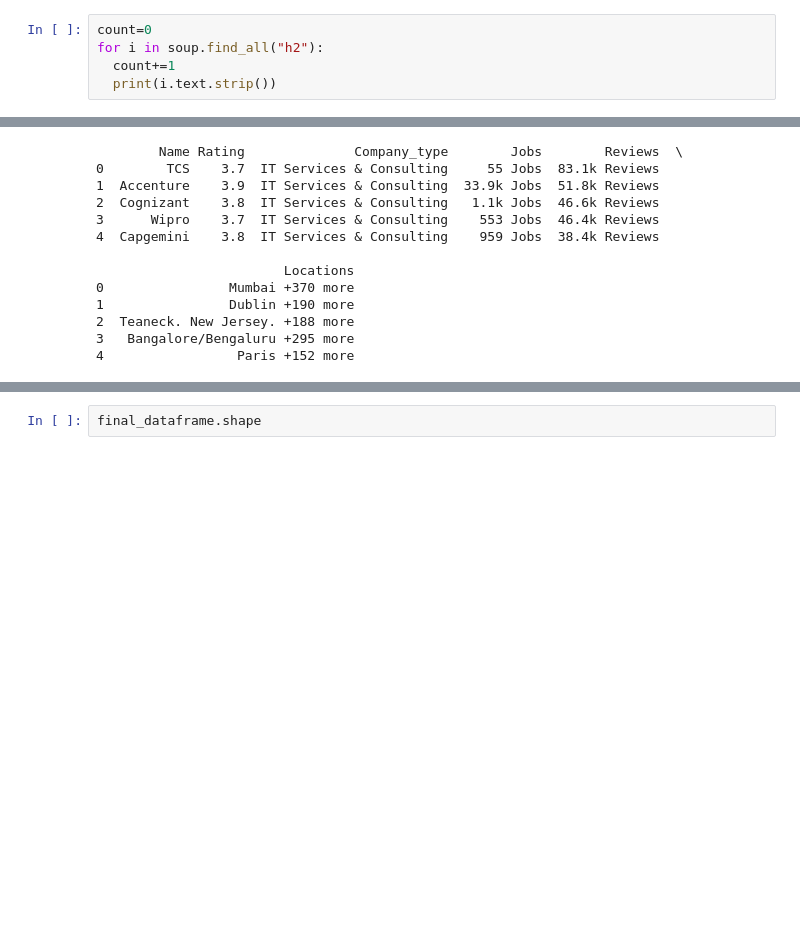
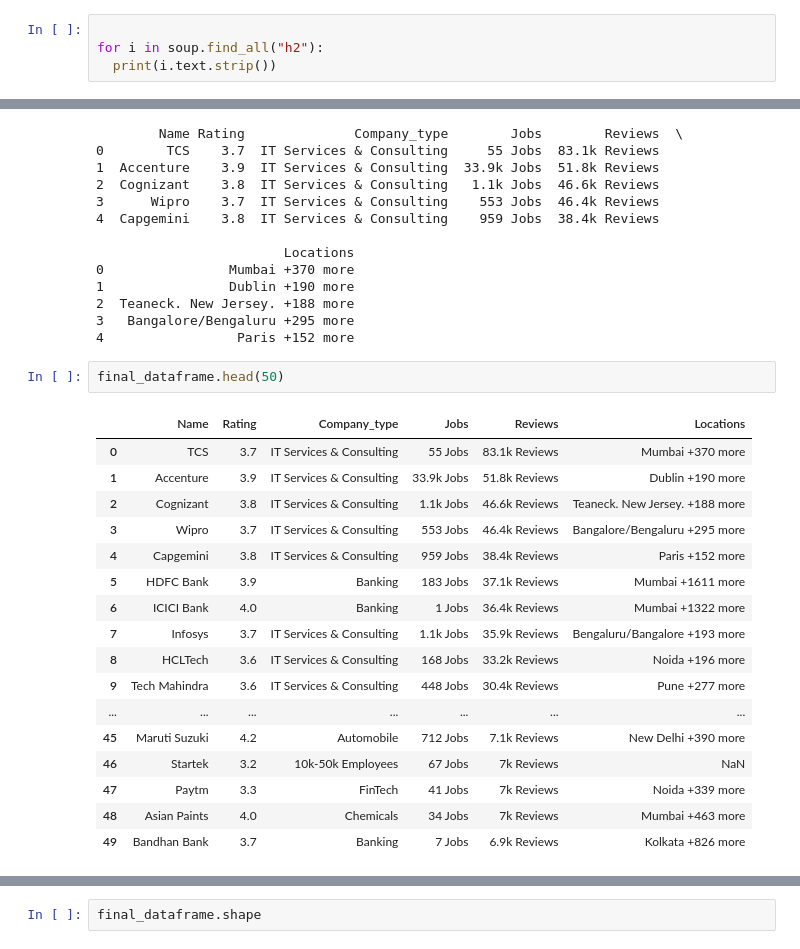
Before and after one commit to rabin20-04/Web-Scarping, a Jupyter notebook: web_scarping/web_scarping.ipynb, the cells around one changed output, grey strips where cells are left out. Saved outputs shown, nothing was run; the diff lists cells and outputs as text; blank space fills up the shorter version.

Commit message:
dataframe df

```diff
--- a/web_scarping/Untitled0-2.ipynb
+++ b/web_scarping/web_scarping.ipynb
@@ -45,9 +47,8 @@ for i in soup.find_all("h1"):
 # %% [output]
 List of companies in India
 # %%
-count=0
+
 for i in soup.find_all("h2"):
-  count+=1
   print(i.text.strip())
 # %% [output]
 TCS
@@ -428,3 +357,23 @@ print(final_dataframe.head())
 2  Teaneck. New Jersey. +188 more
 3   Bangalore/Bengaluru +295 more
 4                 Paris +152 more
+# %%
+final_dataframe.head(50)
+# %% [output]
+|  | Name | Rating | Company_type | Jobs | Reviews | Locations |
+| 0 | TCS | 3.7 | IT Services & Consulting | 55 Jobs | 83.1k Reviews | Mumbai +370 more |
+| 1 | Accenture | 3.9 | IT Services & Consulting | 33.9k Jobs | 51.8k Reviews | Dublin +190 more |
+| 2 | Cognizant | 3.8 | IT Services & Consulting | 1.1k Jobs | 46.6k Reviews | Teaneck. New Jersey. +188 more |
+| 3 | Wipro | 3.7 | IT Services & Consulting | 553 Jobs | 46.4k Reviews | Bangalore/Bengaluru +295 more |
+| 4 | Capgemini | 3.8 | IT Services & Consulting | 959 Jobs | 38.4k Reviews | Paris +152 more |
+| 5 | HDFC Bank | 3.9 | Banking | 183 Jobs | 37.1k Reviews | Mumbai +1611 more |
+| 6 | ICICI Bank | 4.0 | Banking | 1 Jobs | 36.4k Reviews | Mumbai +1322 more |
+| 7 | Infosys | 3.7 | IT Services & Consulting | 1.1k Jobs | 35.9k Reviews | Bengaluru/Bangalore +193 more |
+| 8 | HCLTech | 3.6 | IT Services & Consulting | 168 Jobs | 33.2k Reviews | Noida +196 more |
+| 9 | Tech Mahindra | 3.6 | IT Services & Consulting | 448 Jobs | 30.4k Reviews | Pune +277 more |
+| ... | ... | ... | ... | ... | ... | ... |
+| 45 | Maruti Suzuki | 4.2 | Automobile | 712 Jobs | 7.1k Reviews | New Delhi +390 more |
+| 46 | Startek | 3.2 | 10k-50k Employees | 67 Jobs | 7k Reviews | NaN |
+| 47 | Paytm | 3.3 | FinTech | 41 Jobs | 7k Reviews | Noida +339 more |
+| 48 | Asian Paints | 4.0 | Chemicals | 34 Jobs | 7k Reviews | Mumbai +463 more |
+| 49 | Bandhan Bank | 3.7 | Banking | 7 Jobs | 6.9k Reviews | Kolkata +826 more |
```
Also changed, not shown: parts of 14 cells of this notebook.
